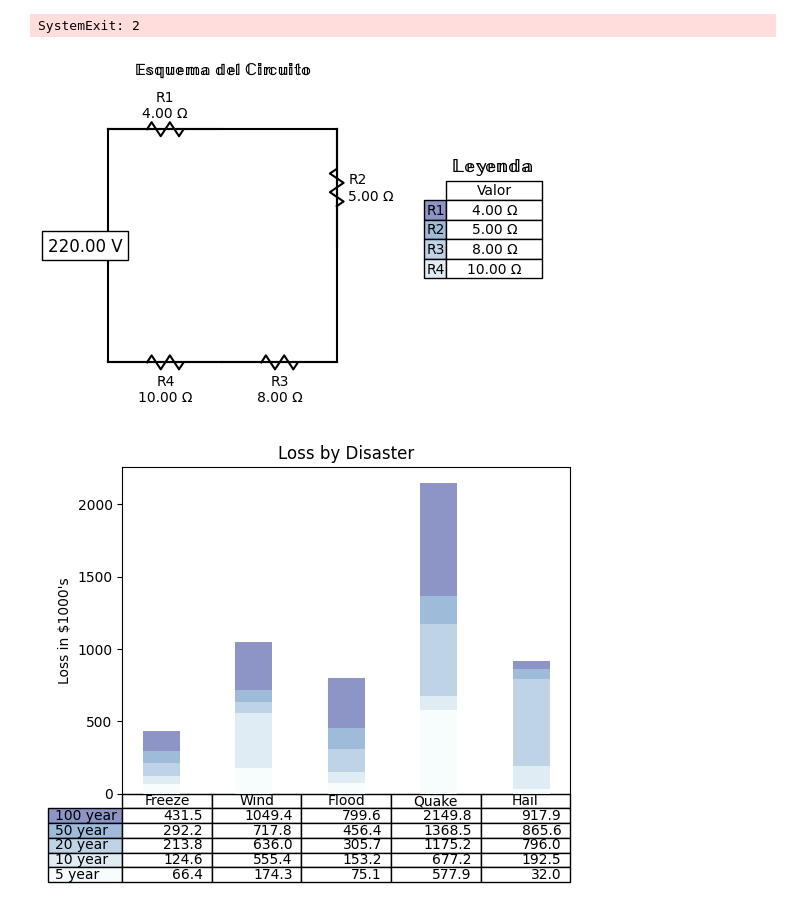
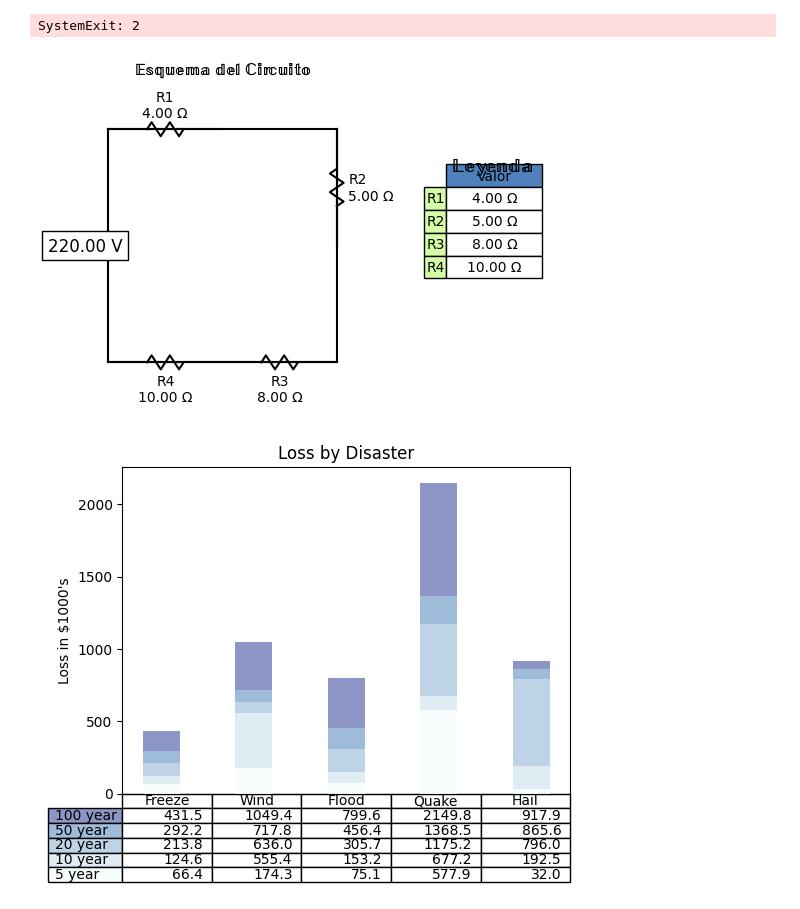
Before and after one commit to NickSalA/fisica, a Jupyter notebook: prueba.ipynb, the cells around one changed output. Drawn from its saved outputs; the diff is of its cells as text; code cells hidden in the pictures.

Commit message:
colores

```diff
--- a/prueba.ipynb
+++ b/prueba.ipynb
@@ -199,39 +199,43 @@ else:  # Paralelo
 
 ax.plot([0, 0], [0, 1], 'k-')  # Línea izquierda
 ax.plot([0, 1], [1, 1], 'k-')  # Línea superior
 ax.plot([1, 1], [1, 0], 'k-')  # Línea derecha
 ax.plot([1, 0], [0, 0], 'k-')  # Línea inferior
 
 # Datos para la leyenda
 leyenda_columns = [r'Valor']
 
 # Agregar una tabla en la parte inferior del gráfico
+row_colors = ['#D5FDA5'] * len(leyenda_rows)
+col_colors = ['#4f81bd']
+    # Agregar una tabla en la parte inferior del gráfico
 the_table = plt.table(cellText=leyenda_text,
-                      rowLabels=leyenda_rows,
-                       rowColours=colors,
-                      colLabels=leyenda_columns,
-                      cellLoc='center',
-                      bbox=[1.2, 0.4, 0.3, 0.3])
+                        rowLabels=leyenda_rows,
+                        colLabels=leyenda_columns,
+                        colColours=col_colors,
+                        cellLoc='center',
+                        rowColours=row_colors,
+                        bbox=[1.2, 0.4, 0.30, 0.35])
 
 ax.text(1.5, 0.82, r'$\mathbf{\mathbb{Leyenda\;}}$', fontsize=14)  # Ajuste la posición aquí
 
 # Adjust layout to make room for the table:
 plt.subplots_adjust(left=0.2, bottom=0.2)
 
 # Ajustar diseño
 plt.subplots_adjust(right=0.7)
 
 # Añadir texto del voltaje
 ax.text(-0.1, 0.5, f'{voltaje:.2f} V', va='center', ha='center', fontsize=12, bbox=dict(facecolor='white', edgecolor='black'))
 
 ax.set_xlim(-0.2, 1.2)
 ax.set_ylim(-0.2, 1.2)
 ax.axis('off')
 
 plt.title(r'$\mathbf{\mathbb{Esquema\; del\; Circuito\;}}$')
 plt.show()
 # %% [output]
-[figure, old version]
+[figure, new version]
 # %%
 import matplotlib.pyplot as plt
 import numpy as np
```
Also changed, not shown: 1 other file.
